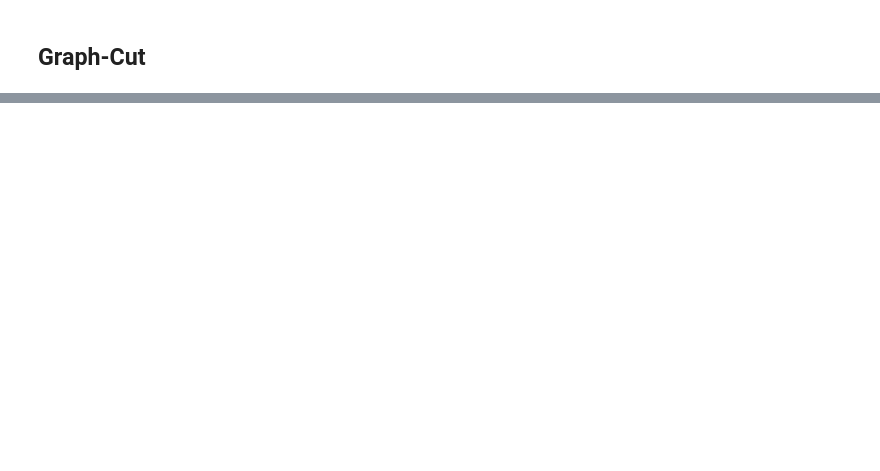
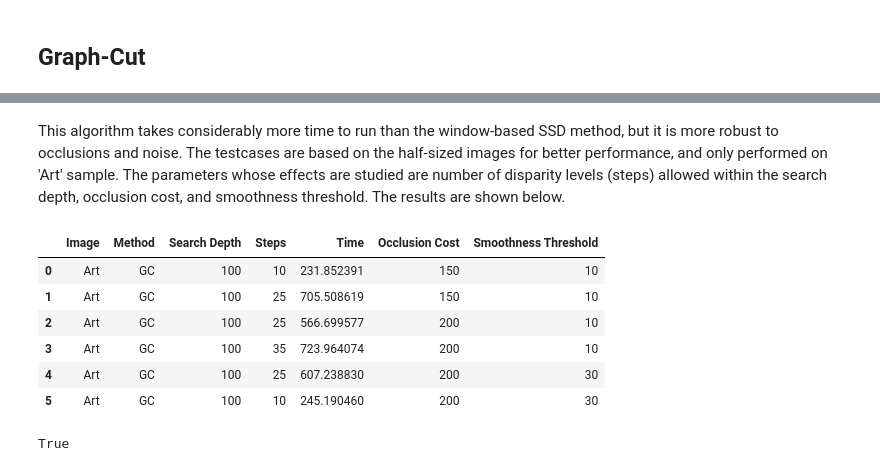
Before and after one commit to Af4rinz/pgm-stereo, a Jupyter notebook: src/stereo-rec.ipynb, the cells around one changed output, grey strips where cells are left out. Cells and saved outputs as stored; diff of their text form; code cells hidden in the pictures; blank space fills up the shorter version.

```diff
--- a/src/stereo-rec.ipynb
+++ b/src/stereo-rec.ipynb
@@ -68,3 +35,12 @@ def view_images(left_images, right_images):
+# %%
+dmax = {
+    'Art': 80,
+    'Books': 90,
+    'Dolls': 110,
+    'Laundry': 100,
+    'Moebius': 100,
+    'Reindeer': 100
+}
 # %%
 view_images(left_images, right_images)
 # %% [markdown]
@@ -185,0 +151,4 @@ $$ d^* = \arg_{\scriptsize{d}} \max p(\mathbf{d}|\mathbf{x},\mathbf{y}) $$ -->
+# %%
+# gc_df = pd.DataFrame(columns=['Image', 'Method', 'Search Depth', 'Steps', 'Time', 'Occlusion Cost', 'Smoothness Threshold'])
+# get from previous runs
+gc_df = pd.read_csv('../output/gc_df.csv')
@@ -185,0 +158,13 @@ $$ d^* = \arg_{\scriptsize{d}} \max p(\mathbf{d}|\mathbf{x},\mathbf{y}) $$ -->
+# %%
+name = 'Art'
+max_steps = 10
+occ_cost = 200
+smooth_thresh = 30
+# down-scaling to speed up computation
+left = cv2.resize(left_images[name], (0, 0), fx=0.5, fy=0.5)
+right = cv2.resize(right_images[name], (0, 0), fx=0.5, fy=0.5)
+solver = Graph_Cut_Solver(left, right, search_depth=dmax[name]//2, occ_cost=occ_cost, max_steps=max_steps, smooth_thresh=smooth_thresh)
+# %%
+start = time.time()
+gc_labels = solver.solve()
+gc_time = time.time() - start
@@ -185,0 +180,16 @@ $$ d^* = \arg_{\scriptsize{d}} \max p(\mathbf{d}|\mathbf{x},\mathbf{y}) $$ -->
+# %% [markdown]
+This algorithm takes considerably more time to run than the window-based SSD method, but it is more robust to occlusions and noise. The testcases are based on the half-sized images for better performance, and only performed on 'Art' sample. The parameters whose effects are studied are number of disparity levels (steps) allowed within the search depth, occlusion cost, and smoothness threshold.
+The results are shown below.
+# %%
+gc_df.loc[len(gc_df)] = {'Method': 'GC', 'Image': name, 'Time': gc_time, 'Search Depth': dmax[name]//2,
+ 'Steps': max_steps, 'Smoothness Threshold': smooth_thresh, 'Occlusion Cost': occ_cost}
+
+gc_df
+# %% [output]
+|  | Image | Method | Search Depth | Steps | Time | Occlusion Cost | Smoothness Threshold |
+| 0 | Art | GC | 100 | 10 | 231.852391 | 150 | 10 |
+| 1 | Art | GC | 100 | 25 | 705.508619 | 150 | 10 |
+| 2 | Art | GC | 100 | 25 | 566.699577 | 200 | 10 |
+| 3 | Art | GC | 100 | 35 | 723.964074 | 200 | 10 |
+| 4 | Art | GC | 100 | 25 | 607.238830 | 200 | 30 |
+| 5 | Art | GC | 100 | 10 | 245.190460 | 200 | 30 |
@@ -185,0 +198,6 @@ $$ d^* = \arg_{\scriptsize{d}} \max p(\mathbf{d}|\mathbf{x},\mathbf{y}) $$ -->
+# %%
+gc_disp = disp2grey(gc_labels)
+gc_disp_jet = disp2jet(gc_labels)
+cv2.imwrite(f'../output/{name}_gc_{dmax[name]}_{max_steps}_{occ_cost}_{smooth_thresh}.png', gc_disp)
+# %% [output]
+True
```
Also changed, not shown: parts of 30 cells of this notebook, 26 other files.
